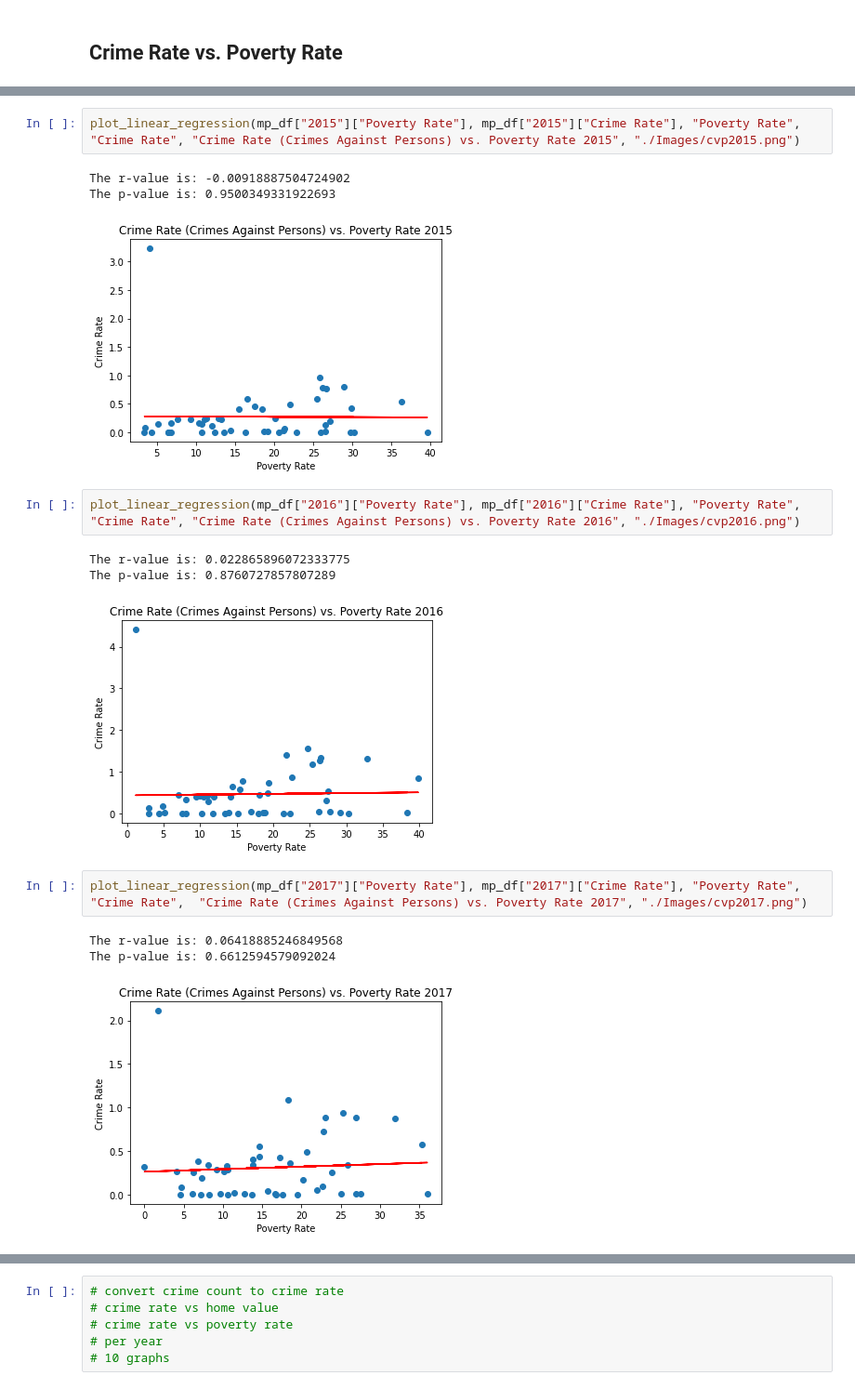
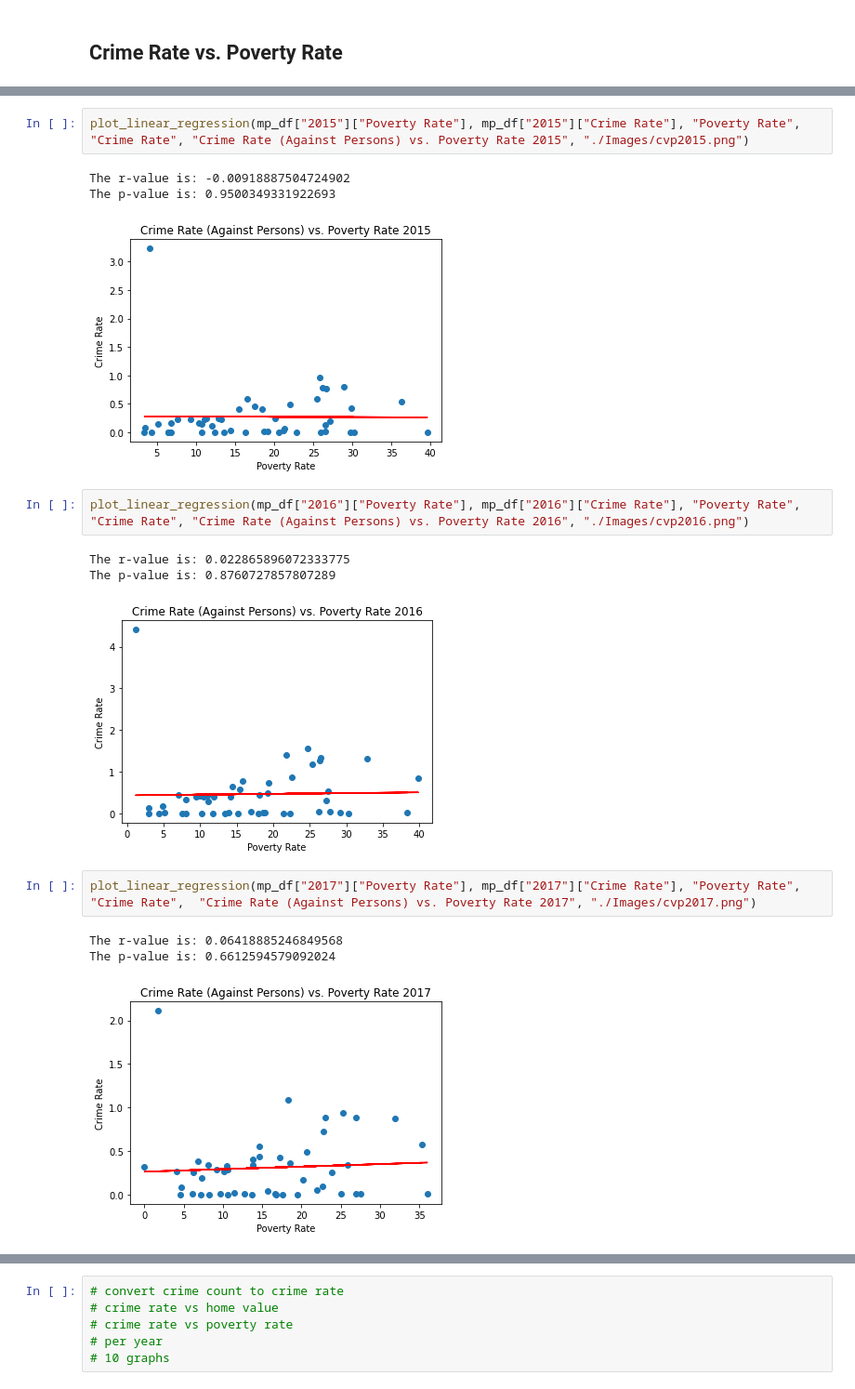
Before and after one commit to sean-galloway/Crime_and_Poverty, a Jupyter notebook: ScatterRegress_CrimeRate_HV_PV.ipynb, the cells around one changed output, grey strips where cells are left out. Shown at 93% size. Cells and saved outputs as stored; diff of their text form.

```diff
--- a/ScatterRegress_CrimeRate_HV_PV.ipynb
+++ b/ScatterRegress_CrimeRate_HV_PV.ipynb
@@ -82,19 +82,19 @@ The p-value is: 0.8625156216348929
 # %%
-plot_linear_regression(mp_df["2015"]["Poverty Rate"], mp_df["2015"]["Crime Rate"], "Poverty Rate", "Crime Rate", "Crime Rate (Crimes Against Persons) vs. Poverty Rate 2015", "./Images/cvp2015.png")
+plot_linear_regression(mp_df["2015"]["Poverty Rate"], mp_df["2015"]["Crime Rate"], "Poverty Rate", "Crime Rate", "Crime Rate (Against Persons) vs. Poverty Rate 2015", "./Images/cvp2015.png")
 # %% [output]
 The r-value is: -0.00918887504724902
 The p-value is: 0.9500349331922693
-[figure, old version]
+[figure, new version]
 # %%
-plot_linear_regression(mp_df["2016"]["Poverty Rate"], mp_df["2016"]["Crime Rate"], "Poverty Rate", "Crime Rate", "Crime Rate (Crimes Against Persons) vs. Poverty Rate 2016", "./Images/cvp2016.png")
+plot_linear_regression(mp_df["2016"]["Poverty Rate"], mp_df["2016"]["Crime Rate"], "Poverty Rate", "Crime Rate", "Crime Rate (Against Persons) vs. Poverty Rate 2016", "./Images/cvp2016.png")
 # %% [output]
 The r-value is: 0.022865896072333775
 The p-value is: 0.8760727857807289
-[figure, old version]
+[figure, new version]
 # %%
-plot_linear_regression(mp_df["2017"]["Poverty Rate"], mp_df["2017"]["Crime Rate"], "Poverty Rate", "Crime Rate",  "Crime Rate (Crimes Against Persons) vs. Poverty Rate 2017", "./Images/cvp2017.png")
+plot_linear_regression(mp_df["2017"]["Poverty Rate"], mp_df["2017"]["Crime Rate"], "Poverty Rate", "Crime Rate",  "Crime Rate (Against Persons) vs. Poverty Rate 2017", "./Images/cvp2017.png")
 # %% [output]
 The r-value is: 0.06418885246849568
 The p-value is: 0.6612594579092024
-[figure, old version]
+[figure, new version]
 # %%
```
Also changed, not shown: parts of 7 cells of this notebook, 10 other files.
